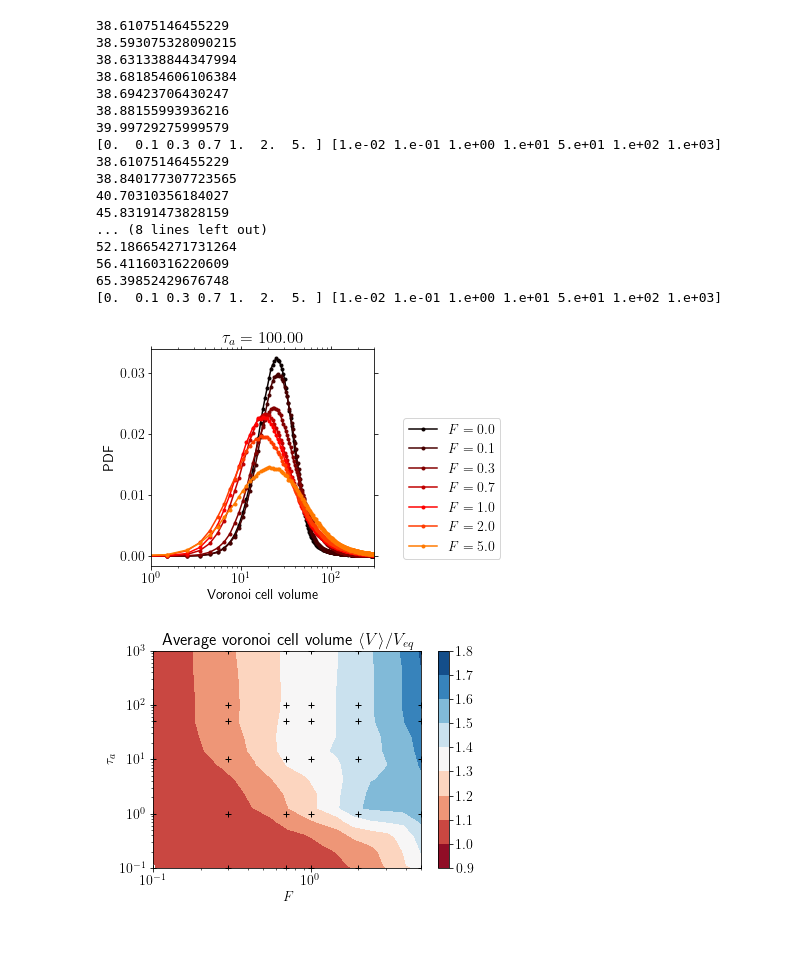
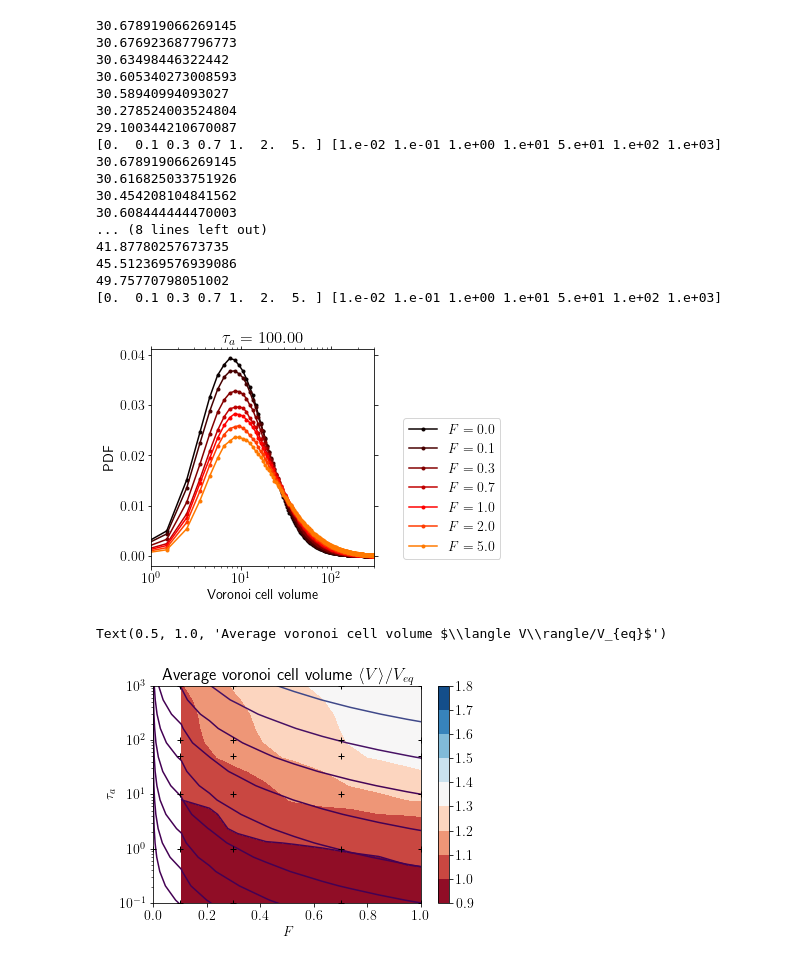
Before and after one commit to s-brahmachari/Active-noise-simulations, a Jupyter notebook: analysis_codes/plot_IPD.ipynb, the cells around one changed output. Saved outputs shown, nothing was run; the diff lists cells and outputs as text; code cells hidden in the pictures.

Commit message:
edited plot RG

```diff
--- a/analysis_codes/plot_IPD.ipynb
+++ b/analysis_codes/plot_IPD.ipynb
@@ -14,7 +14,7 @@ mpl.rcParams.update({'font.size':14, 'text.usetex':True})
 # print(mpl.rcParams.keys)
 fig,ax=plt.subplots(1,1,figsize=(4,4))
 # ax.set_prop_cycle(cycler('color', plt.cm.RdBu))
-fpath='../../data/SAAOUP/'
+fpath='../../data/SAC_exp/'
 ind=4
 colors = pl.cm.hot(np.linspace(0,1,12))
 
@@ -56,42 +56,44 @@ for (name,tp) in [('low',0.01),('mid',1.0), ('high',100)]:
     ax.set_ylabel('PDF')
     ax.set_xlabel('Voronoi cell volume')
     print(np.unique(Fs),np.unique(Tas))
-    fig.savefig(fpath+'plots/VCV_{}Ta.png'.format(name),bbox_inches='tight', dpi=300)
+    # fig.savefig(fpath+'plots/VCV_{}Ta.png'.format(name),bbox_inches='tight', dpi=300)
 # %% [output]
-38.61075146455229
-38.593075328090215
-38.631338844347994
-38.681854606106384
-38.69423706430247
-38.88155993936216
-39.99729275999579
+30.678919066269145
+30.676923687796773
+30.63498446322442
+30.605340273008593
+30.58940994093027
+30.278524003524804
+29.100344210670087
 [0.  0.1 0.3 0.7 1.  2.  5. ] [1.e-02 1.e-01 1.e+00 1.e+01 5.e+01 1.e+02 1.e+03]
-38.61075146455229
-38.840177307723565
-40.70310356184027
-45.83191473828159
+30.678919066269145
+30.616825033751926
+30.454208104841562
+30.608444444470003
 ... (8 lines left out)
-52.186654271731264
-56.41160316220609
-65.39852429676748
+41.87780257673735
+45.512369576939086
+49.75770798051002
 [0.  0.1 0.3 0.7 1.  2.  5. ] [1.e-02 1.e-01 1.e+00 1.e+01 5.e+01 1.e+02 1.e+03]
-[figure, old version]
+[figure, new version]
 # %%
 ax.clear()
-Xi,Yi=np.meshgrid(np.geomspace(0.05,5,20),np.logspace(-2,3,20))
+Xi,Yi=np.meshgrid(np.linspace(0.0,2,20),np.logspace(-2,3,20))
 triang=tri.Triangulation(Fs,Tas)
 interpZ=tri.LinearTriInterpolator(triang,np.around(np.array(vcv)/vcv_eq, 2))
 Zi=interpZ(Xi,Yi)
 plt.contourf(Xi, Yi, Zi, levels=np.arange(0.9,1.9,0.1),cmap='RdBu')
 plt.colorbar()
 plt.contour(Xi, Yi, Zi, levels=[1.])
+plt.contour(Xi,Yi,Xi**2*Yi/0.1, levels=np.logspace(-2,4,10))
 plt.plot(Fs,Tas,'k+')
-plt.loglog()
+plt.semilogy()
 plt.xlabel('$F$')
 plt.ylabel('$\\tau_a$')
-plt.xlim(1e-1,5)
+plt.xlim(0,1)
 plt.ylim(1e-1,1e3)
 plt.title('Average voronoi cell volume $\\langle V\\rangle/V_{eq}$')
-plt.savefig(fpath+'/plots/normVCV_contour.png', dpi=300, bbox_inches='tight')
+# plt.savefig(fpath+'/plots/normVCV_contour.png', dpi=300, bbox_inches='tight')
 # %% [output]
+Text(0.5, 1.0, 'Average voronoi cell volume $\\langle V\\rangle/V_{eq}$')
-[figure, old version]
+[figure, new version]
```
Also changed, not shown: 2 other files.
